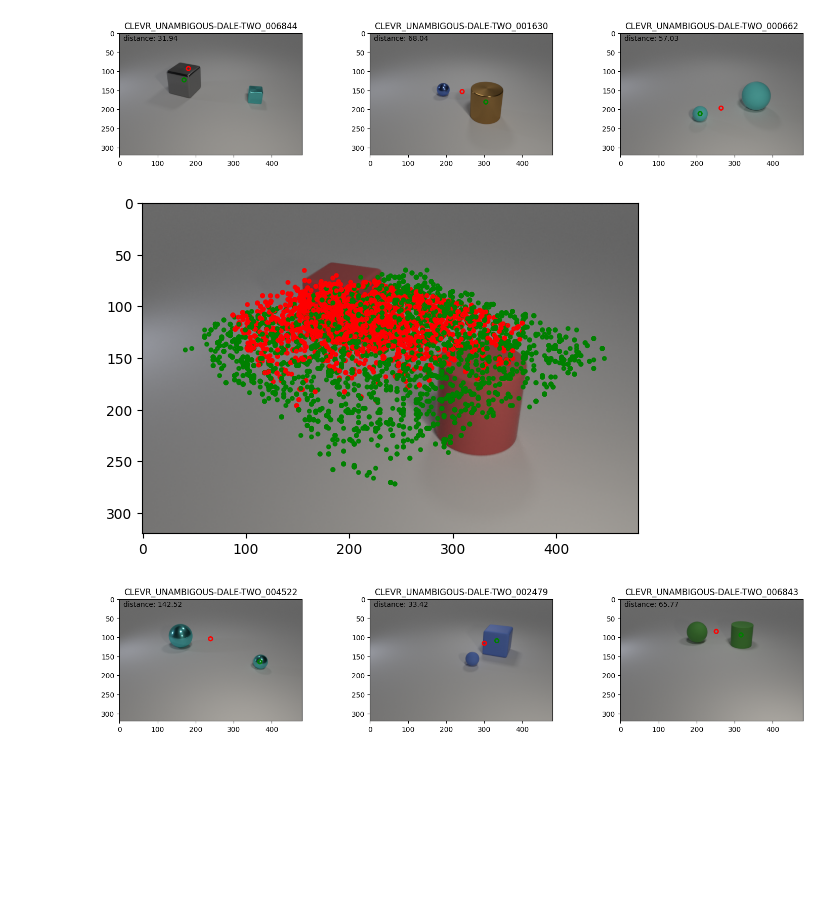
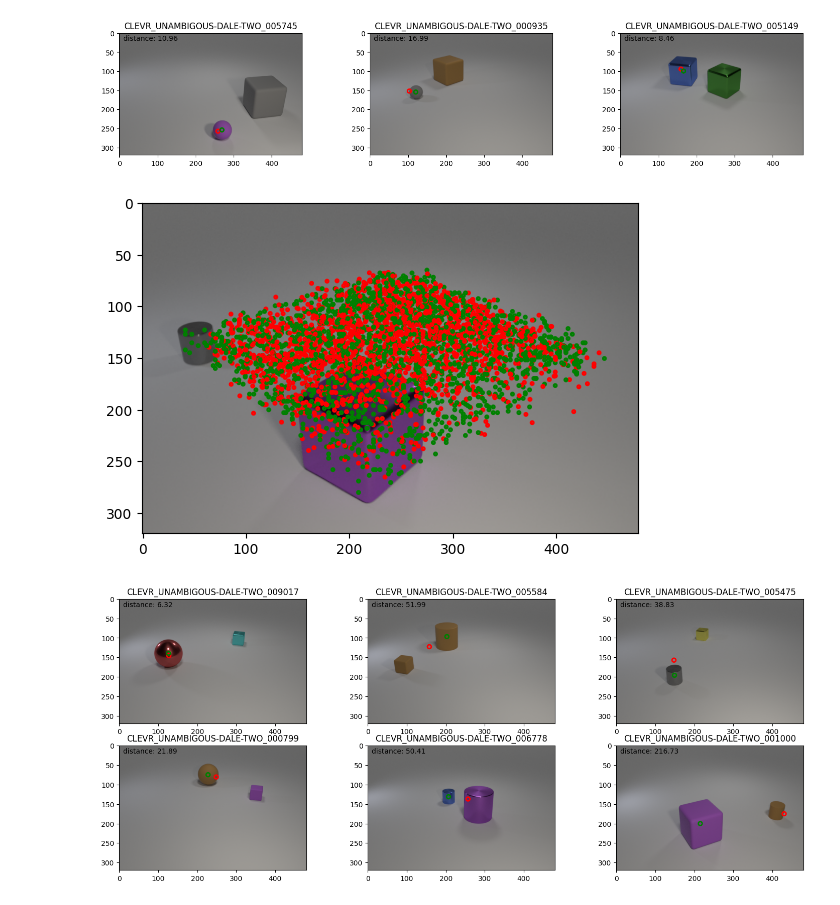
Before and after one commit to mappelgren/to-your-left, a Jupyter notebook: source/mlt/visualize.ipynb, the cells around one changed output. Cells and saved outputs as stored; diff of their text form; code cells hidden in the pictures; blank space fills up the shorter version.

Commit message:
experiments

```diff
--- a/source/mlt/visualize.ipynb
+++ b/source/mlt/visualize.ipynb
@@ -98,8 +98,9 @@ preprocess_pretrained = ResNet50_Weights.DEFAULT.transforms()
 preprocess_scratch = PreprocessScratch(250)
 # %%
 # project_root_dir = '/home/guskunkdo@GU.GU.SE/MLT_Master-Thesis/'
-project_root_dir = '/home/dominik/Nextcloud/020_Masterstudium/Language Technology/LT2402_Master Thesis/experiments/runs/language-games/'
-model_dir = os.path.join(project_root_dir, 'dale_coordinate_predictor/dale-2/2023-07-25_18-31-47_dale_attribute_coordinate_predictor/')
+# project_root_dir = '/home/dominik/Nextcloud/020_Masterstudium/Language Technology/LT2402_Master Thesis/experiments/runs/language-games/'
+project_root_dir = '/home/dominik/Development/MLT_Master-Thesis/out/'
+model_dir = os.path.join(project_root_dir, '2023-11-09_14-57-19_dale_attribute_coordinate_predictor_dale-2_250_1024_1000_30_0.00003/')
 # dataset_image_dir = '/scratch/guskunkdo/clevr-images-unambigous-colour/'
 dataset_image_dir = '/home/dominik/Development/clevr-images-unambigous-dale-two/'
 preprocess = preprocess_pretrained
@@ -110,12 +111,12 @@ show_distribution(os.path.join(model_dir, 'train_outputs.csv'), dataset_image_di
 # %%
 show_picture(os.path.join(model_dir, 'train_outputs.csv'), dataset_image_dir, 3, preprocess)
 # %% [output]
-[figure, old version]
+[figure, new version]
 # %%
 show_distribution(os.path.join(model_dir, 'test_outputs.csv'), dataset_image_dir, preprocess)
 # %% [output]
-[figure, old version]
+[figure, new version]
 # %%
-show_picture(os.path.join(model_dir, 'test_outputs.csv'), dataset_image_dir, 3, preprocess)
+show_picture(os.path.join(model_dir, 'test_outputs.csv'), dataset_image_dir, 6, preprocess)
 # %% [output]
-[figure, old version]
+[figure, new version]
```
Also changed, not shown: parts of 1 cell of this notebook, 5 other files.
